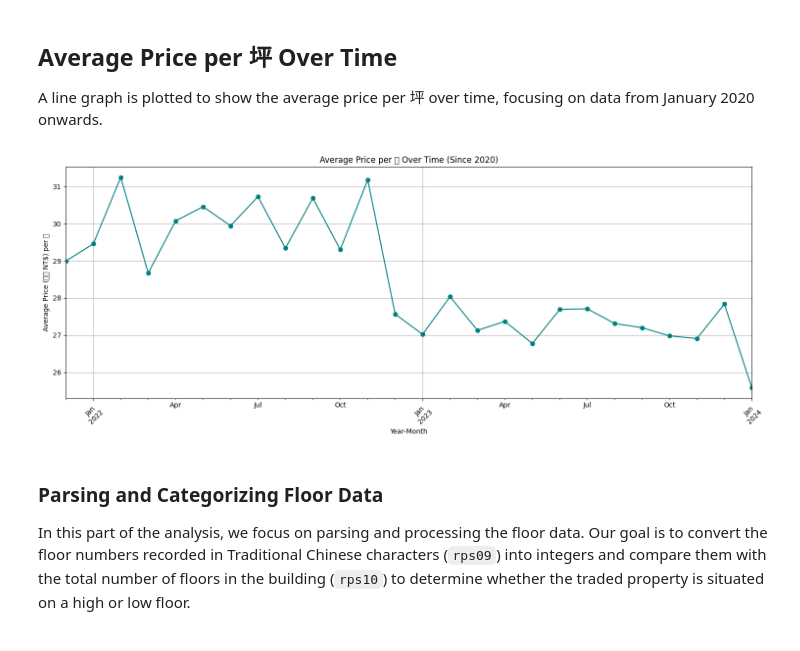
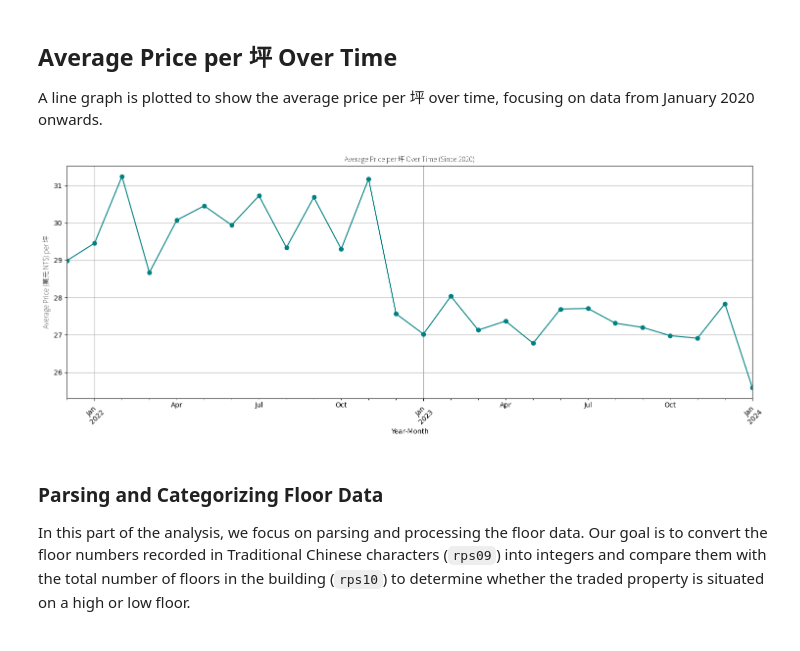
Before and after one commit to PenHsuanWang/real-estate-analysis, a Jupyter notebook: notebook/real_estate_analysis.ipynb, the cells around one changed output. Saved outputs shown, nothing was run; the diff lists cells and outputs as text; code cells hidden in the pictures.

```diff
--- a/notebook/real_estate_analysis.ipynb
+++ b/notebook/real_estate_analysis.ipynb
@@ -7,9 +7,14 @@ This notebook analyzes a dataset of real estate transactions. The dataset includ
 4. Creating histograms to visualize the volume of transactions over time and the distribution of building ages.
 # %%
 import pandas as pd
+import numpy as np
 import matplotlib.pyplot as plt
 import matplotlib.ticker as ticker
 import seaborn as sns
+
+from matplotlib.font_manager import FontProperties
+font_path = "/Users/pwang/Library/Fonts/NotoSansTC[wght].ttf"
+fp = FontProperties(fname=font_path, weight='bold')
 # %% [markdown]
 ## Load and Filter the Dataset
 The dataset is first loaded, and then filtered to include only transactions of type '房地(土地+建物)' and '房地(土地+建物)+車位'.
@@ -249,22 +256,22 @@ A line graph is plotted to show the average price per 坪 over time, focusing on
 # %%
 # Filtering data to include only transactions from January 2020 onwards
 filtered_data_since_2020 = filtered_data[filtered_data['transaction_date'] >= pd.Timestamp(2020, 1, 1)]
 
 # Group by year-month and calculate the average price per 坪 since 2020
 average_price_per_ping_since_2020 = filtered_data_since_2020.groupby('year_month')['price_per_ping_10k'].mean()
 
 # Plotting the average price per 坪 over time since 2020
 plt.figure(figsize=(15, 6))
 average_price_per_ping_since_2020.plot(kind='line', marker='o', color='teal')
-plt.title('Average Price per 坪 Over Time (Since 2020)')
+plt.title('Average Price per 坪 Over Time (Since 2020)', fontproperties=fp)
 plt.xlabel('Year-Month')
-plt.ylabel('Average Price (萬元 NT$) per 坪')
+plt.ylabel('Average Price (萬元 NT$) per 坪', fontproperties=fp)
 plt.xticks(rotation=45)
 plt.grid(True)
 plt.tight_layout()
 plt.show()
 # %% [output]
-[figure, old version]
+[figure, new version]
 # %% [markdown]
 ### Parsing and Categorizing Floor Data
 
```
Also changed, not shown: parts of 11 cells of this notebook.
